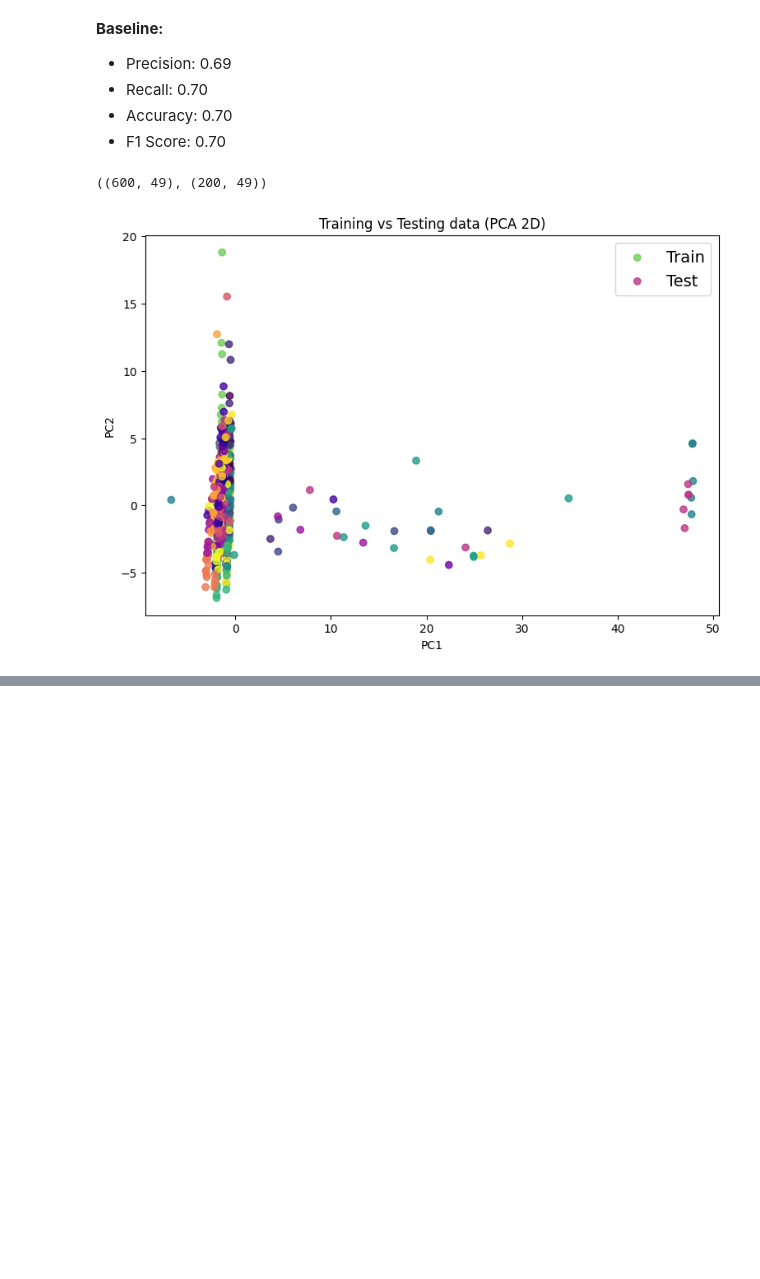
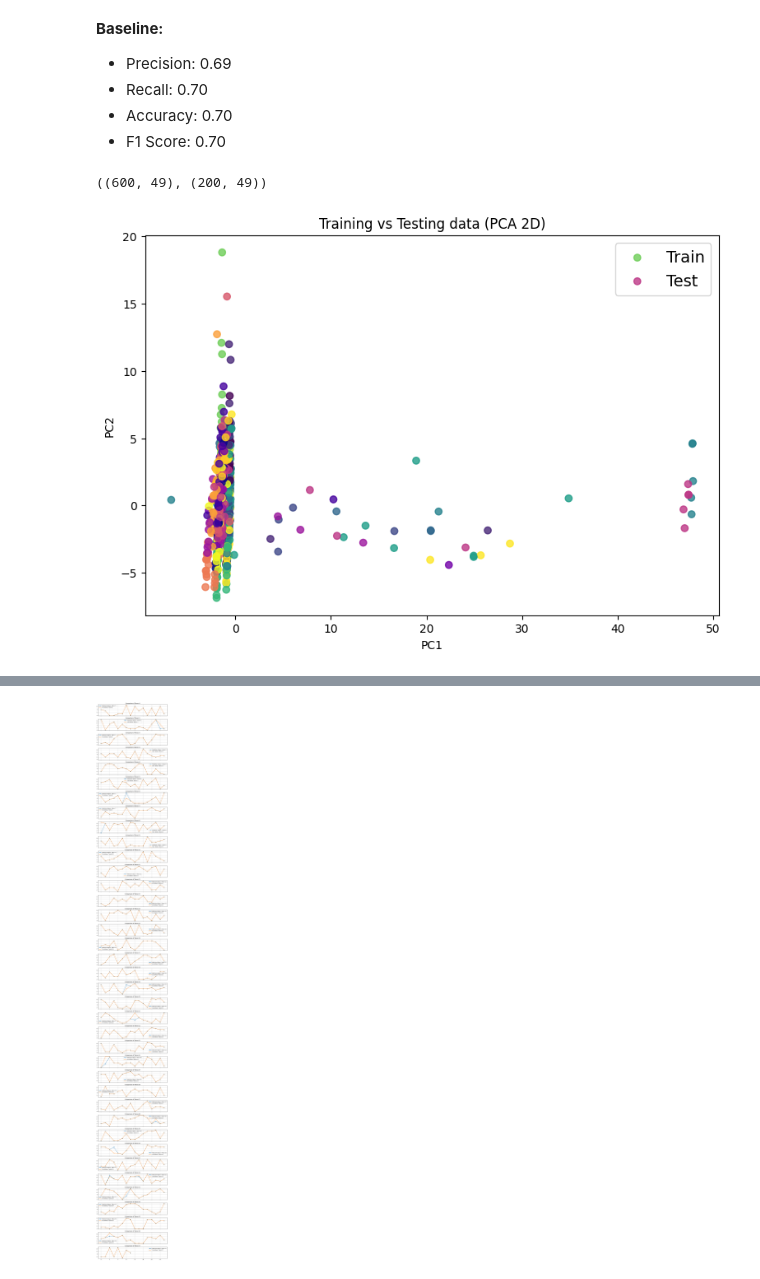
Before and after one commit to NickKirilov/Classically-Punk, a Jupyter notebook: classically_punk.ipynb, the cells around one changed output, grey strips where cells are left out. Drawn from its saved outputs; the diff is of its cells as text; code cells hidden in the pictures; blank space fills up the shorter version.

```diff
--- a/classically_punk.ipynb
+++ b/classically_punk.ipynb
@@ -502 +568,20 @@ with torch.inference_mode():
 weighted avg       0.79      0.78      0.78       200
+# %%
+y_preds = []
+y_tests = []
+
+model.eval()
+with torch.inference_mode():
+    for test_batch in train_dataloader:
+        x_t, y_t = test_batch
+
+        test_pred = model(x_t)
+
+        test_loss = loss_fn(test_pred, y_t)
+        softmax = nn.functional.softmax(test_pred, dim=1)
+
+        y_pr = torch.argmax(softmax, dim=1)
+        y_preds.append(y_pr)
+        y_tests.append(y_t)
+
+    print(classification_report(torch.concatenate(y_tests), torch.concatenate(y_preds)))
@@ -506,0 +609,20 @@ len(y_preds), len(y_tests)
+# %%
+num_pairs = min(len(y_preds), len(y_tests))
+fig, axes = plt.subplots(num_pairs, 1, figsize=(10, 2*num_pairs), sharex=True)
+
+if num_pairs == 1:
+    axes = [axes]
+
+for i in range(num_pairs):
+    x1 = y_preds[i].numpy()
+    x2 = y_tests[i].numpy()
+    axes[i].plot(x1, label=f"Prediction Values - Tensor {i}", marker="o")
+    axes[i].plot(x2, label=f"True Values- Tensor {i}", marker="x")
+    axes[i].legend()
+    axes[i].set_title(f"Comparison of Tensor {i}")
+    axes[i].grid(True)
+
+plt.tight_layout()
+plt.show()
+# %% [output]
+[figure, added]
```
Also changed, not shown: parts of 15 cells of this notebook.
